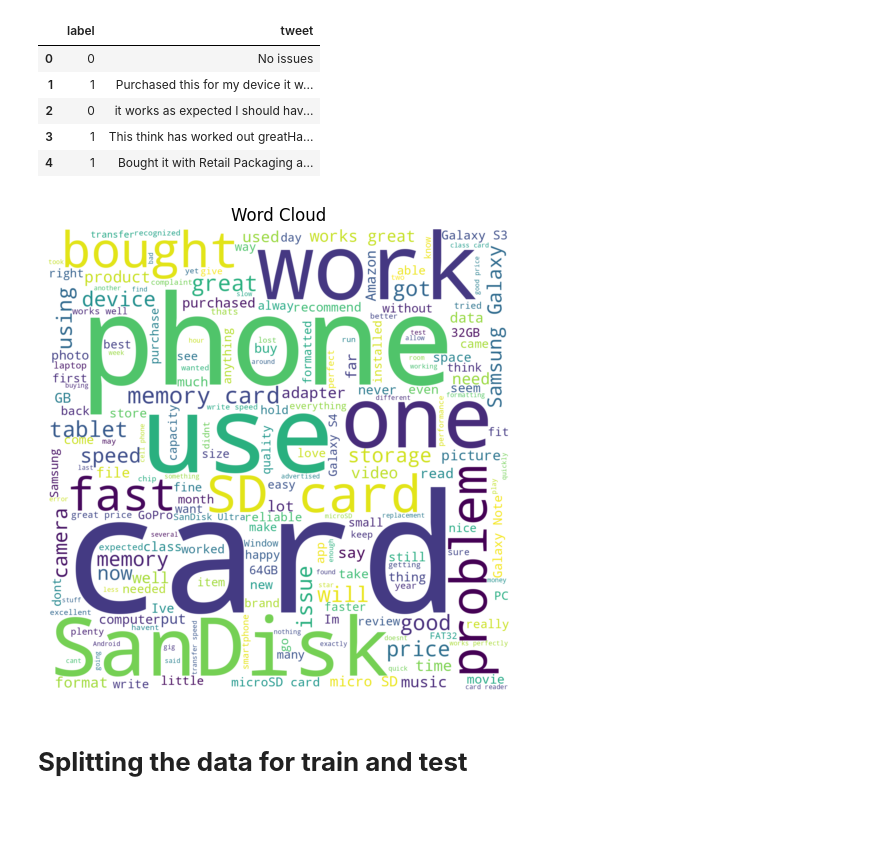
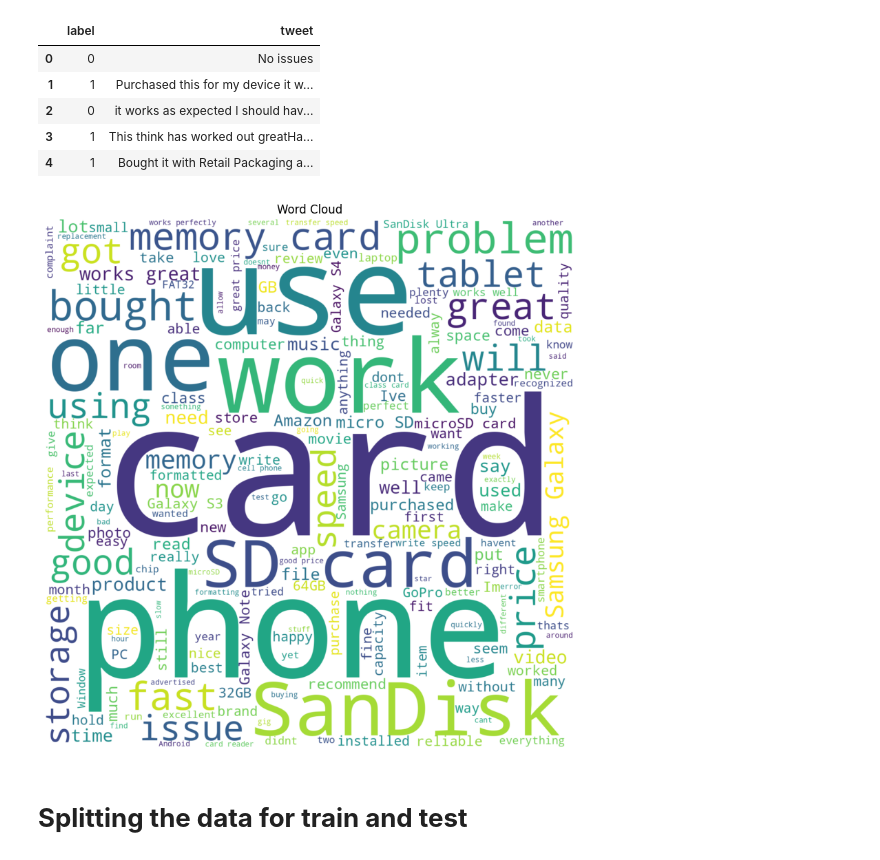
Before and after one commit to KUMARPALAKOLLU/socialNetworkAnalysis, a Jupyter notebook: SentimentAnalysisOnAmazonReviews.ipynb, the cells around one changed output. Saved outputs shown, nothing was run; the diff lists cells and outputs as text; code cells hidden in the pictures; blank space fills up the shorter version.

```diff
--- a/SentimentAnalysisOnAmazonReviews.ipynb
+++ b/SentimentAnalysisOnAmazonReviews.ipynb
@@ -147,17 +147,17 @@ data.head()
 # %%
 # Word Cloud visualization
 from wordcloud import WordCloud
 
 all_words = ' '.join(data['tweet'])
 wordcloud = WordCloud(width=1500, height=1500, background_color='white').generate(all_words)
 
-plt.figure(figsize=(6, 6))
+plt.figure(figsize=(10, 10))
 plt.imshow(wordcloud, interpolation='bilinear')
 plt.axis('off')
 plt.title('Word Cloud')
 plt.show()
 # %% [output]
-[figure, old version]
+[figure, new version]
 # %% [markdown]
 # **Splitting the data for train and test**
 # %%
```
